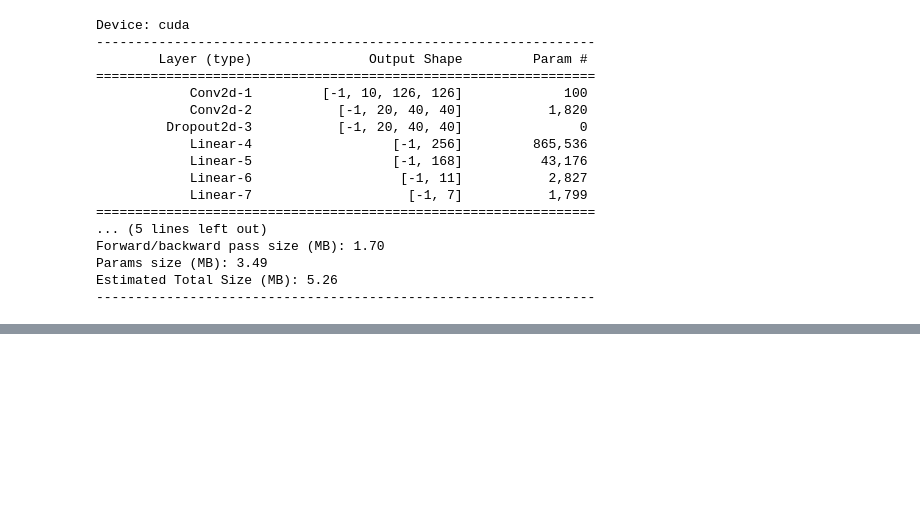
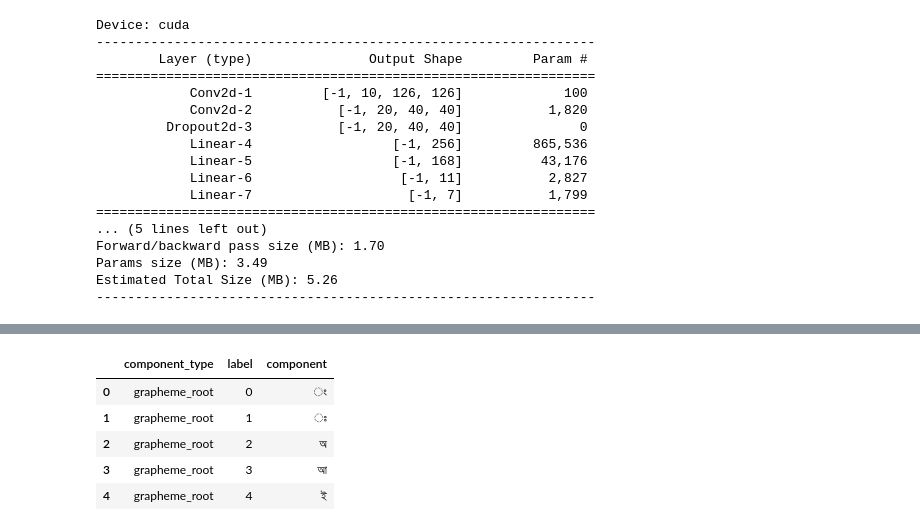
Before and after one commit to nnistelrooij/MLiP-2020, a Jupyter notebook: GCP Notebook.ipynb, the cells around one changed output, grey strips where cells are left out. Cells and saved outputs as stored; diff of their text form; code cells hidden in the pictures; blank space fills up the shorter version.

```diff
--- a/GCP Notebook.ipynb
+++ b/GCP Notebook.ipynb
@@ -616,0 +651,10 @@ RuntimeError: CUDA out of memory. Tried to allocate 78.00 MiB (GPU 0; 2.00 GiB t
+# %%
+class_map = pd.read_csv('kaggle/input/bengaliai-cv19/class_map.csv')
+class_map.head()
+# %% [output]
+|  | component_type | label | component |
+| 0 | grapheme_root | 0 | ং |
+| 1 | grapheme_root | 1 | ঃ |
+| 2 | grapheme_root | 2 | অ |
+| 3 | grapheme_root | 3 | আ |
+| 4 | grapheme_root | 4 | ই |
```
Also changed, not shown: parts of 6 cells of this notebook.
